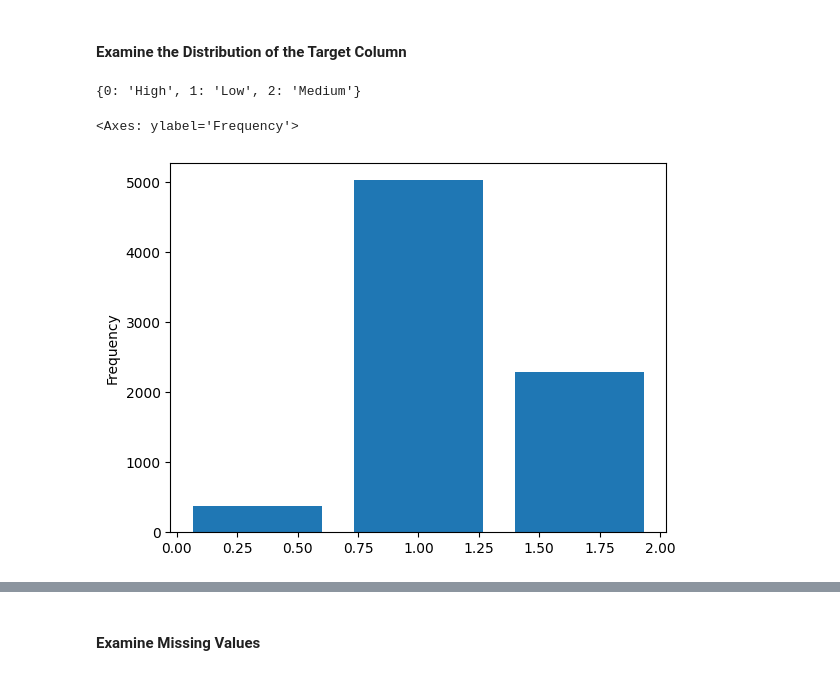
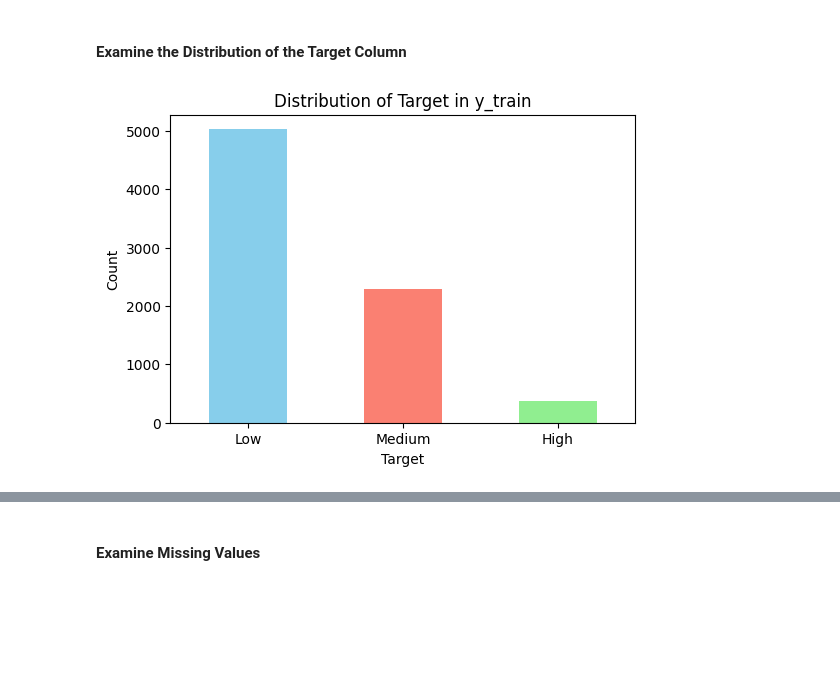
Before and after one commit to ismailSadouki/asri-homework, a Jupyter notebook: notebook.ipynb, the cells around one changed output, grey strips where cells are left out. Saved outputs shown, nothing was run; the diff lists cells and outputs as text; code cells hidden in the pictures; blank space fills up the shorter version.

```diff
--- a/notebook.ipynb
+++ b/notebook.ipynb
@@ -47,15 +47,17 @@ X_train, X_test, y_train, y_test = train_test_split(
 # %% [markdown]
 #### Examine the Distribution of the Target Column
 # %%
-# Map categories to integers automatically
-y_train_numeric = y_train.astype('category').cat.codes
 
-# Check mapping
-print(dict(enumerate(y_train.astype('category').cat.categories)))
+# Count occurrences of each category
+target_counts = y_train.value_counts()
 
-# Plot histogram
-y_train_numeric.plot.hist(bins=len(y_train_numeric.unique()), rwidth=0.8)
+# Plot
+plt.figure(figsize=(6,4))
+target_counts.plot(kind='bar', color=['skyblue', 'salmon', 'lightgreen'])
+plt.title('Distribution of Target in y_train')
+plt.xlabel('Target')
+plt.ylabel('Count')
+plt.xticks(rotation=0)
+plt.show()
 # %% [output]
-{0: 'High', 1: 'Low', 2: 'Medium'}
-<Axes: ylabel='Frequency'>
-[figure, old version]
+[figure, new version]
```
Also changed, not shown: parts of 2 cells of this notebook, 37 other files.
